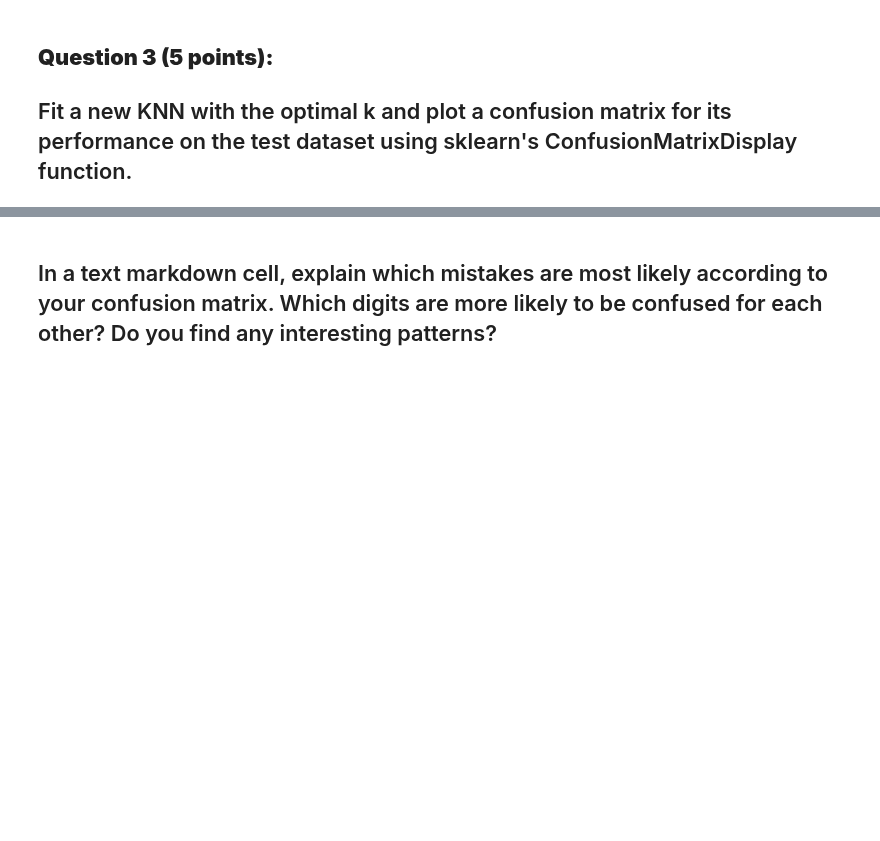
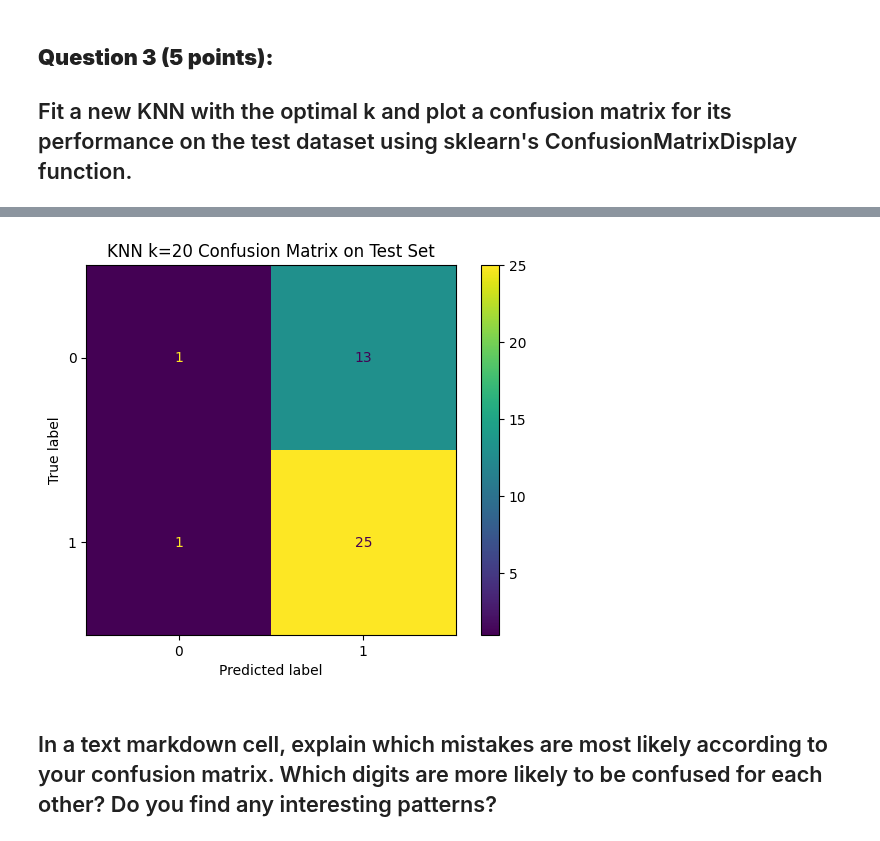
Before and after one commit to nicomontoya25/DS-3001, a Jupyter notebook: labs/Lab_2_Machine_Learning_Evaluation.ipynb, the cells around one changed output, grey strips where cells are left out. Saved outputs shown, nothing was run; the diff lists cells and outputs as text; code cells hidden in the pictures; blank space fills up the shorter version.

```diff
--- a/labs/Lab_2_Machine_Learning_Evaluation.ipynb
+++ b/labs/Lab_2_Machine_Learning_Evaluation.ipynb
@@ -465,3 +487,19 @@ Optimal k by CV mean accuracy: 11 (mean=0.5357, std=0.0391)
+# %%
+# KNN model
+from sklearn.metrics import ConfusionMatrixDisplay, confusion_matrix
+knn_opt = KNeighborsClassifier(n_neighbors=k_opt)
+knn_opt.fit(X_train, y_train)
+y_pred = knn_opt.predict(X_test)
+# %%
+# Display confusion matrix
+cm = confusion_matrix(y_test, y_pred)
+disp = ConfusionMatrixDisplay(confusion_matrix=cm,
+display_labels=[0,1])
+disp.plot(values_format ="d" )
+plt.title(f"KNN k={k_opt} Confusion Matrix on Test Set")
+plt.show()
+# %% [output]
+[figure, added]
 # %% [markdown]
 ## In a text markdown cell, explain which mistakes are most likely according to your confusion matrix. Which digits are more likely to be confused for each other? Do you find any interesting patterns?
 # %% [markdown]
```
Also changed, not shown: parts of 12 cells of this notebook.
